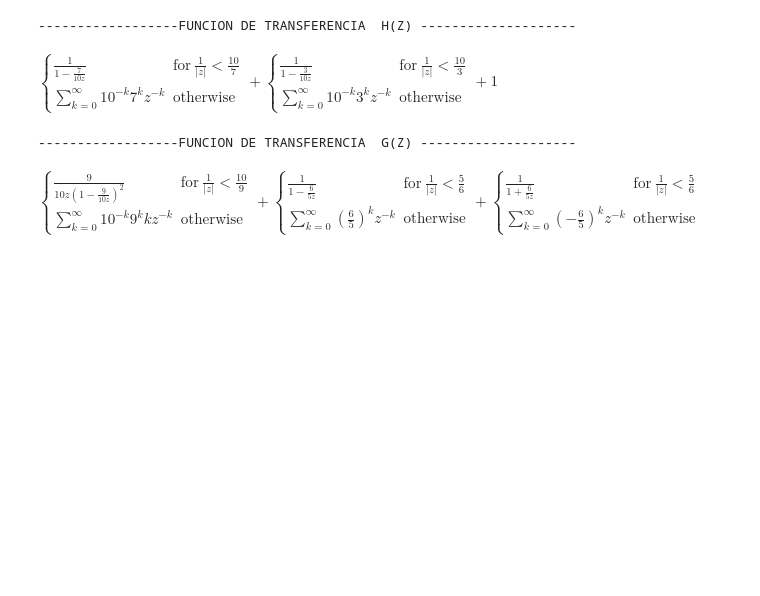
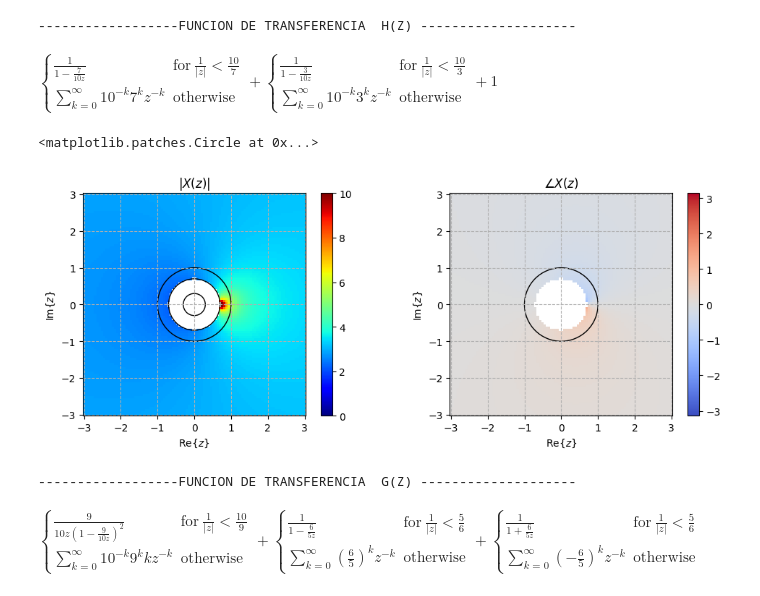
Before and after one commit to ExampleToFollow/PracticasPDS, a Jupyter notebook: Lab3/LabComputacional_20213704.ipynb, the cells around one changed output. Saved outputs shown, nothing was run; the diff lists cells and outputs as text; code cells hidden in the pictures; blank space fills up the shorter version.

```diff
--- a/Lab3/LabComputacional_20213704.ipynb
+++ b/Lab3/LabComputacional_20213704.ipynb
@@ -39,3 +30,48 @@ zz = rr+1j*ii
+# %%
+rz = np.linspace(-3,3,100)
+iz = np.linspace(-3,3,100)
+
+rr, ii = np.meshgrid(rz,iz)
+zz = rr+1j*ii
+
+ROC1 = np.abs(zz) > np.abs(0.3)
+ROC2 = np.abs(zz) > np.abs(0.7)
+ROC = np.logical_and(ROC1, ROC2)
+H_Z =  1/(1-0.7 * (zz**-1)) + 1/(1-0.3 * (zz**-1)) + 1 #Escribimos una expresión
+H_Z[~ROC] = np.NaN
+
+#Ploteamos
+fig = plt.figure(figsize=[12,4])
+(ax1,ax2) = fig.subplots(1,2)
+im = ax1.pcolormesh(rz,iz,np.abs(H_Z),cmap=cm.jet,shading='auto')
+ax1.set_xlabel('$\mathrm{Re}\{z\}$')
+ax1.set_ylabel('$\mathrm{Im}\{z\}$')
+ax1.set_title('$|X(z)|$')
+ax1.set_aspect(1)
+ax1.grid('on',linestyle='--')
+im.set_clim(0,10)
+fig.colorbar(im,ax=ax1)
+
+circ = plt.Circle((0, 0), radius=1, edgecolor='k', facecolor='None')
+ax1.add_artist(circ)
+circ = plt.Circle((0, 0), radius=0.3, edgecolor='k', facecolor='None')
+ax1.add_artist(circ)
+circ = plt.Circle((0, 0), radius=0.7, edgecolor='k', facecolor='None')
+ax1.add_artist(circ)
+im = ax2.pcolormesh(rz,iz,np.angle(H_Z),cmap=cm.coolwarm,shading='auto')
+ax2.set_xlabel('$\mathrm{Re}\{z\}$')
+ax2.set_ylabel('$\mathrm{Im}\{z\}$')
+ax2.set_title('$\\angle X(z)$')
+ax2.set_aspect(1)
+ax2.grid('on',linestyle='--')
+im.set_clim(-np.pi,np.pi)
+fig.colorbar(im,ax=ax2)
+
+circ = plt.Circle((0, 0), radius=1, edgecolor='k', facecolor='None')
+ax2.add_artist(circ)
+# %% [output]
+<matplotlib.patches.Circle at 0x...>
+[figure, added]
 # %%
 #Calculamos Gz
 z = sym.symbols('z')
```
Also changed, not shown: parts of 2 cells of this notebook.
